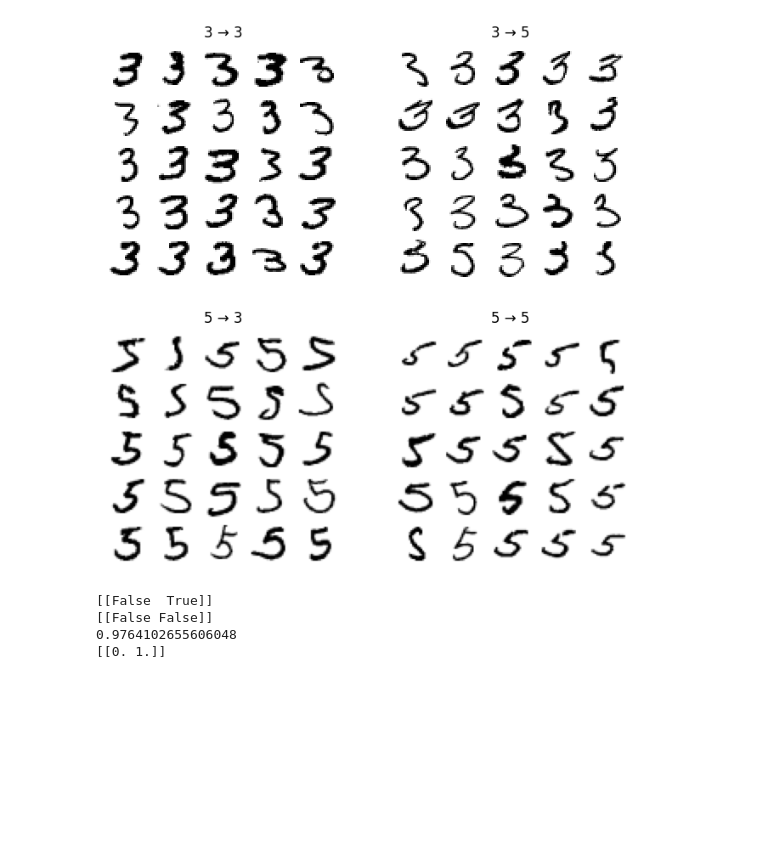
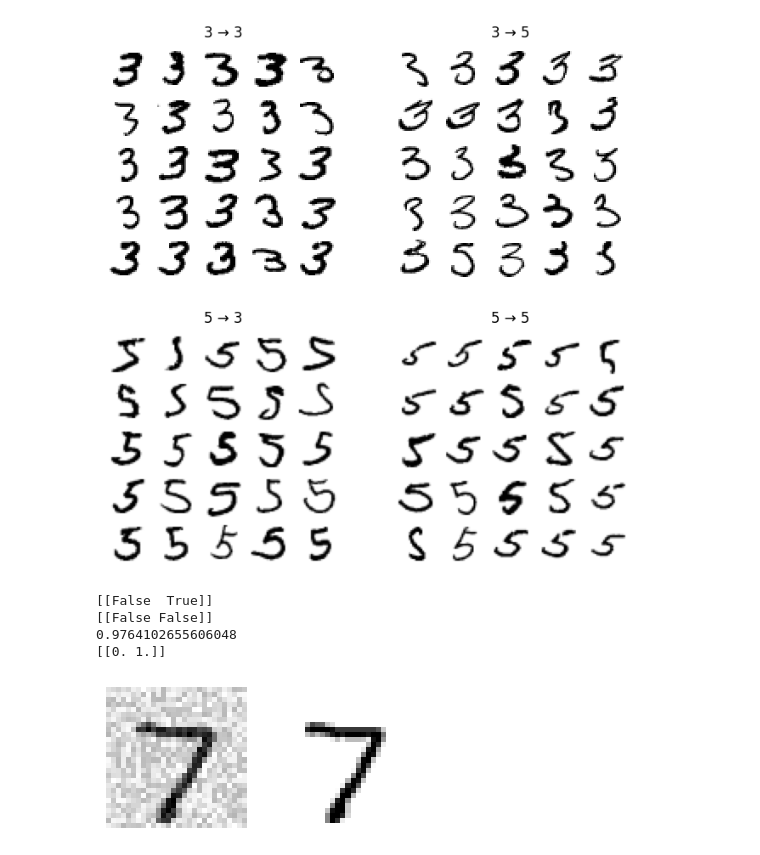
Before and after one commit to sieugene/handson-ml3, a Jupyter notebook: ch3/3_01.ipynb, the cells around one changed output. Drawn from its saved outputs; the diff is of its cells as text; code cells hidden in the pictures; blank space fills up the shorter version.

Commit message:
Multioutput Classification

```diff
--- a/ch3/3_01.ipynb
+++ b/ch3/3_01.ipynb
@@ -964,3 +964,44 @@ print(chain_clf.predict([X[0]]))
 [[False False]]
 0.9764102655606048
 [[0. 1.]]
+# %%
+# Multioutput Classification
+import numpy as np
+import matplotlib.pyplot as plt
+
+
+# Обычная классификация:
+# картинка -> 1 ответ
+# Multioutput Теперь модель выдаёт сразу много ответов:
+# 1 объект -> много outputs
+# В этом примере:
+# output = каждый пиксель изображения всего 784 outputs
+
+# Для нашей задачи попробуем предсказать верные пиксели
+# Но для примера мы их загрязним шумом
+
+rng = np.random.default_rng(seed=42)
+# случайные числа 0-99 формы (кол-во изображений, 784 пикселя)
+noise_train = rng.integers(0, 100, (len(X_train), 784))
+# оригинальные пиксели  X = [10, 50, 200]
+# случайный шум noise = [3, 20, 15]
+# поэлементное сложение X_mod = X + noise
+# результат [13, 70, 215]
+X_train_mod = X_train + noise_train
+noise_test = rng.integers(0, 100, (len(X_test), 784))
+X_test_mod = X_test + noise_test
+y_train_mod = X_train
+y_test_mod = X_test
+
+
+def plot_digit(image_data, ax):
+    image = image_data.reshape(28, 28)
+    ax.imshow(image, cmap="binary")
+    ax.axis("off")
+
+fig, axes = plt.subplots(1, 2, figsize=(4, 2))
+
+plot_digit(X_test_mod[0], axes[0])
+plot_digit(y_test_mod[0], axes[1])
+# %% [output]
+[figure, added]
```
Also changed, not shown: parts of 1 cell of this notebook.
